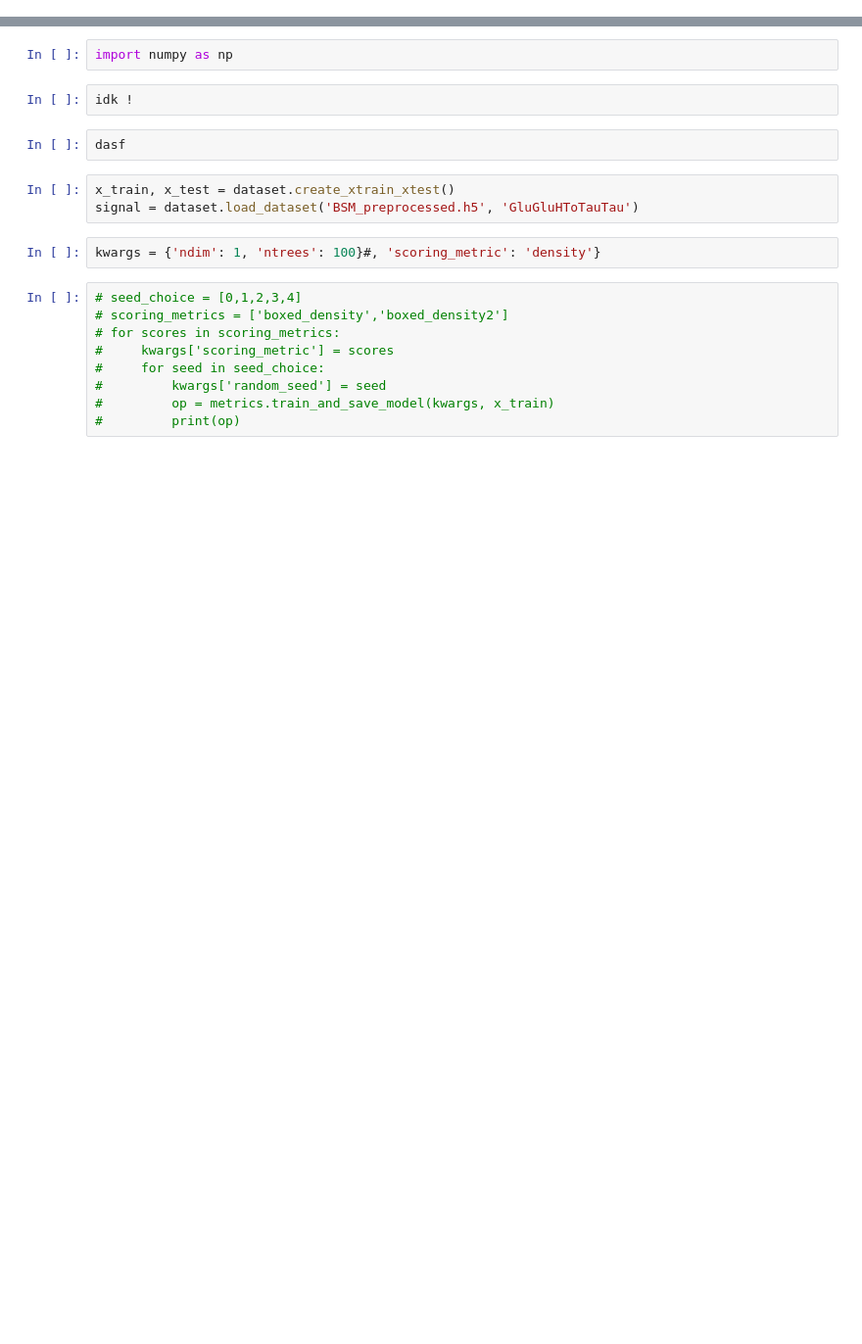
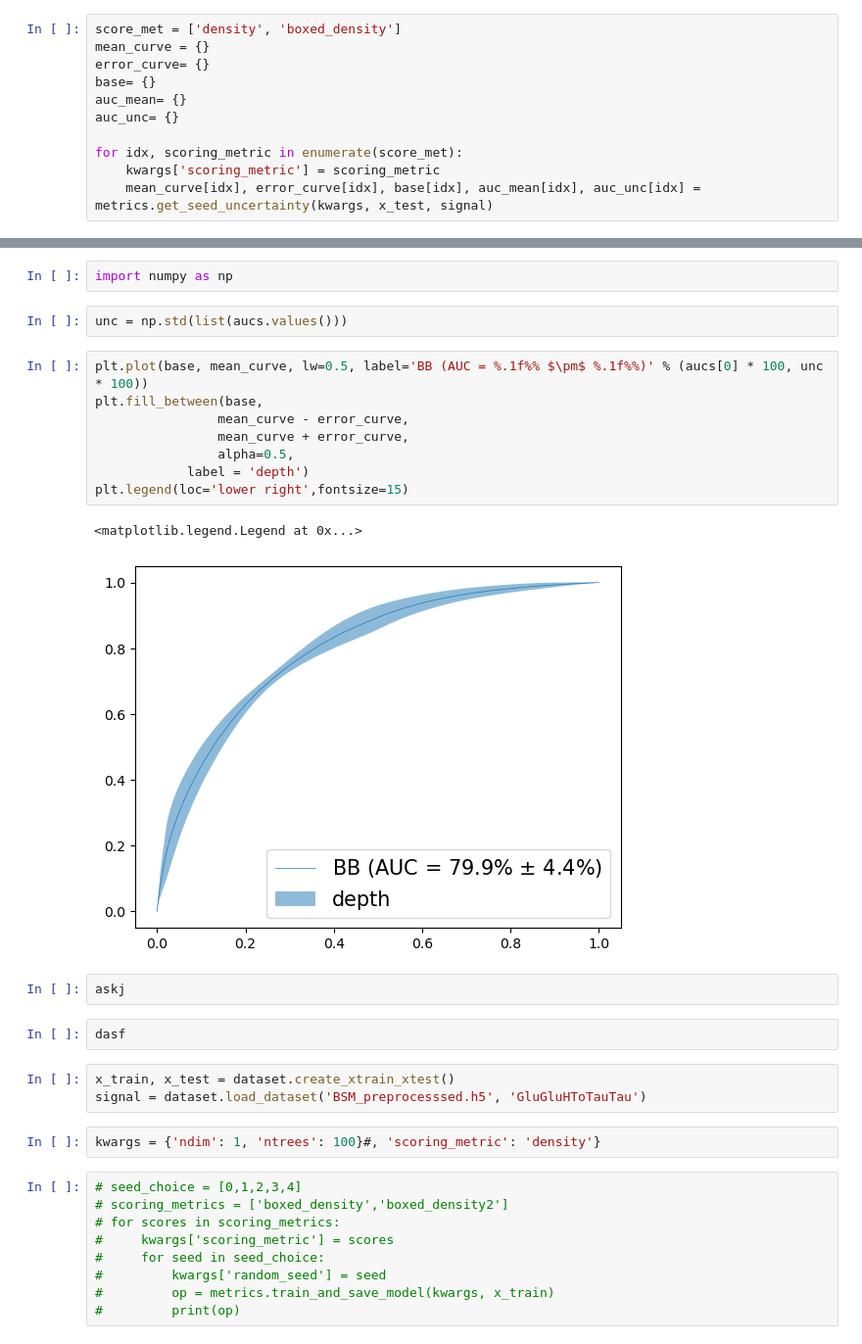
Before and after one commit to jprendi/thesis, a Jupyter notebook: playground.ipynb, the cells around one changed output, grey strips where cells are left out. Shown at 98% size. Saved outputs shown, nothing was run; the diff lists cells and outputs as text; blank space fills up the shorter version.

Commit message:
kfold scan w.r.t. different scoring metrics of the GluGluHToTauTau signal !!

```diff
--- a/playground.ipynb
+++ b/playground.ipynb
@@ -2,0 +104,11 @@ from scripts import dataset, metrics
+# %%
+score_met = ['density', 'boxed_density']
+mean_curve = {}
+error_curve= {}
+base= {}
+auc_mean= {}
+auc_unc= {}
+
+for idx, scoring_metric in enumerate(score_met):
+    kwargs['scoring_metric'] = scoring_metric
+    mean_curve[idx], error_curve[idx], base[idx], auc_mean[idx], auc_unc[idx] = metrics.get_seed_uncertainty(kwargs, x_test, signal)
@@ -3,12 +149,25 @@ from scripts import dataset, metrics
 # %%
 import numpy as np
-# %%
-idk !
+# %%
+unc = np.std(list(aucs.values()))
+# %%
+plt.plot(base, mean_curve, lw=0.5, label='BB (AUC = %.1f%% $\pm$ %.1f%%)' % (aucs[0] * 100, unc * 100))
+plt.fill_between(base,
+                mean_curve - error_curve,
+                mean_curve + error_curve,
+                alpha=0.5,
+            label = 'depth')
+plt.legend(loc='lower right',fontsize=15)
+# %% [output]
+<matplotlib.legend.Legend at 0x...>
+[figure, added]
+# %%
+askj
 # %%
 dasf
 # %%
 x_train, x_test = dataset.create_xtrain_xtest()
-signal = dataset.load_dataset('BSM_preprocessed.h5', 'GluGluHToTauTau')
+signal = dataset.load_dataset('BSM_preprocesssed.h5', 'GluGluHToTauTau')
 # %%
 kwargs = {'ndim': 1, 'ntrees': 100}#, 'scoring_metric': 'density'}
 # %%
```
Also changed, not shown: parts of 47 cells of this notebook, 13 other files.
